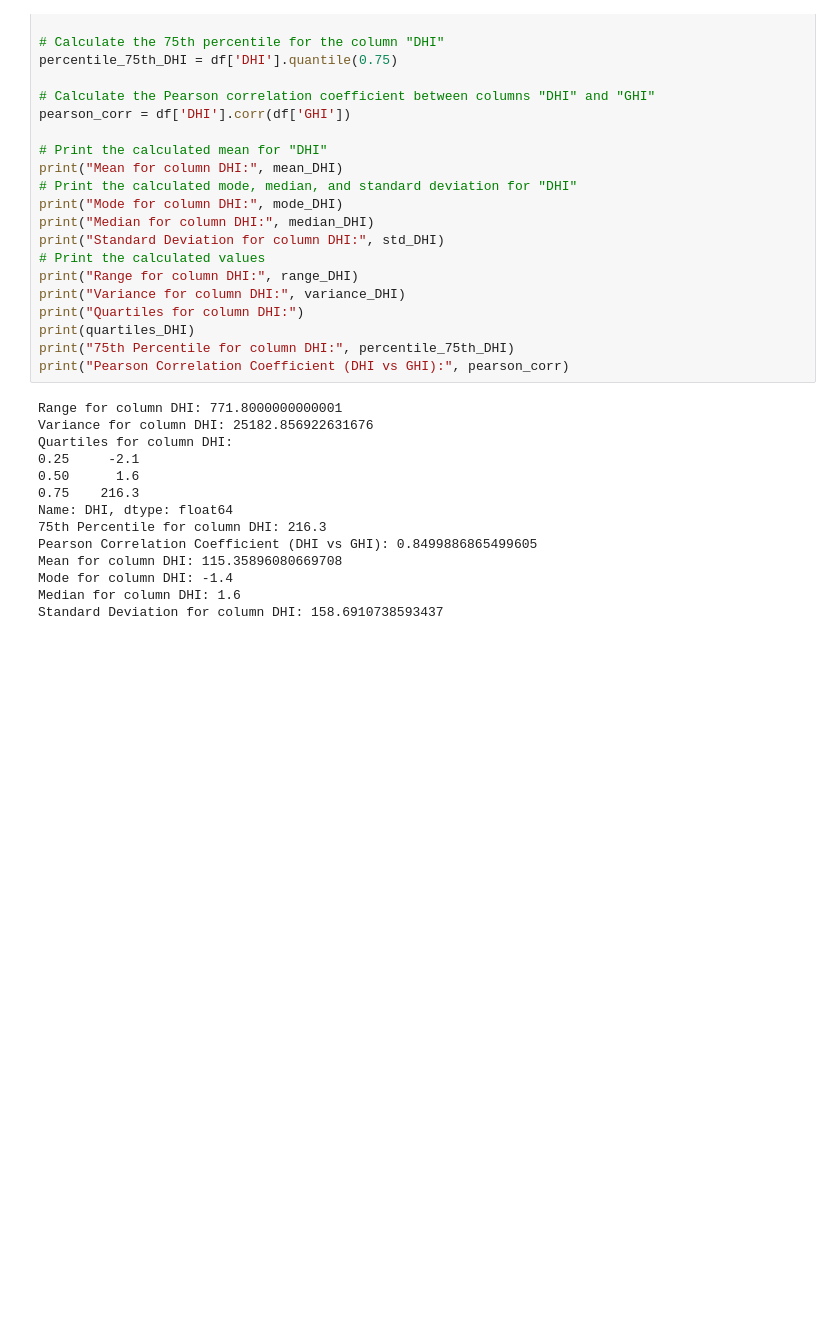
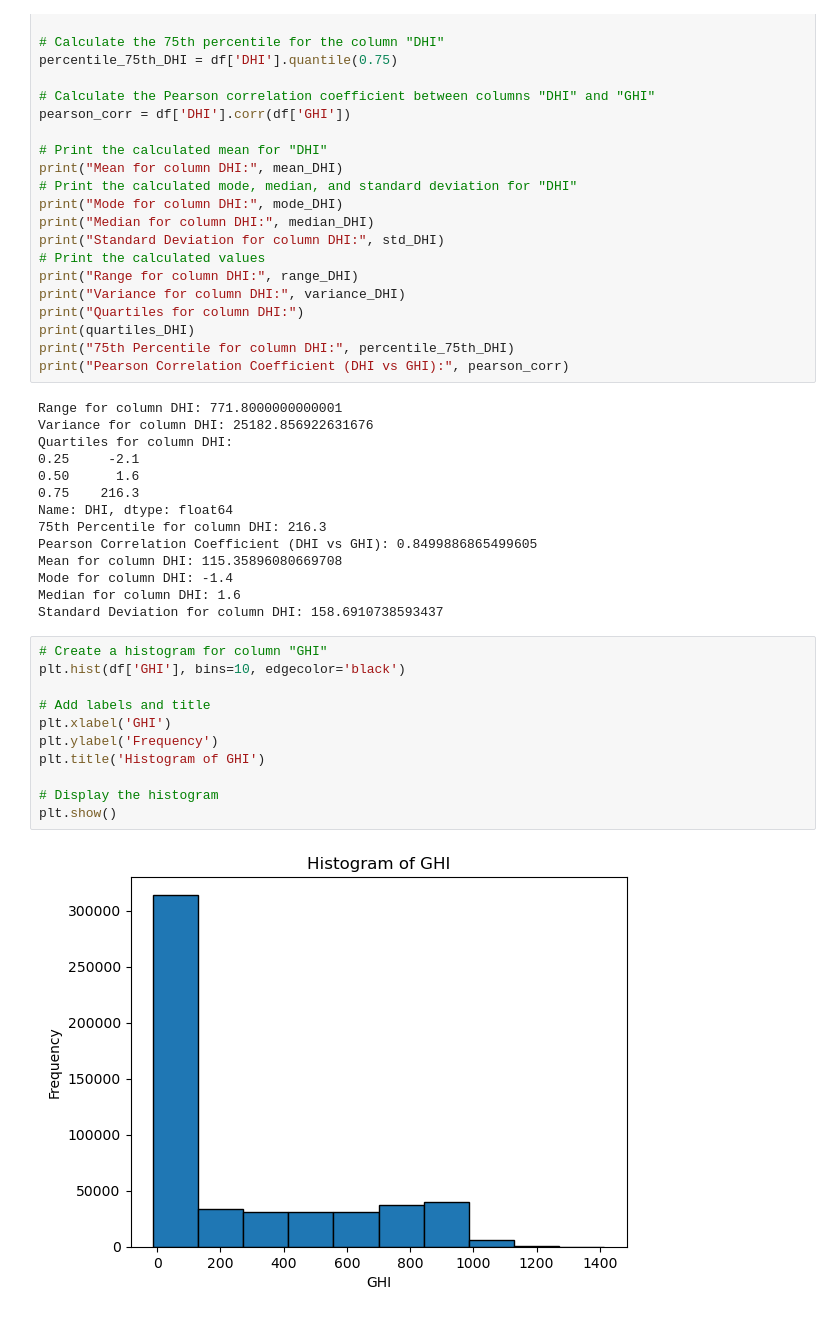
Before and after one commit to jodahe1/MoonLight-Energy-Solutions, a Jupyter notebook: benin-malanville.ipynb, the cells around one changed output. Saved outputs shown, nothing was run; the diff lists cells and outputs as text; blank space fills up the shorter version.

Commit message:
I started Data Claenaing on columns like GHI , DNI , DHI and make some Plots

```diff
--- a/benin-malanville.ipynb
+++ b/benin-malanville.ipynb
@@ -60,3 +62,16 @@ Mean for column DHI: 115.35896080669708
 Mode for column DHI: -1.4
 Median for column DHI: 1.6
 Standard Deviation for column DHI: 158.6910738593437
+# %%
+# Create a histogram for column "GHI"
+plt.hist(df['GHI'], bins=10, edgecolor='black')
+
+# Add labels and title
+plt.xlabel('GHI')
+plt.ylabel('Frequency')
+plt.title('Histogram of GHI')
+
+# Display the histogram
+plt.show()
+# %% [output]
+[figure, added]
```
Also changed, not shown: parts of 6 cells of this notebook.
